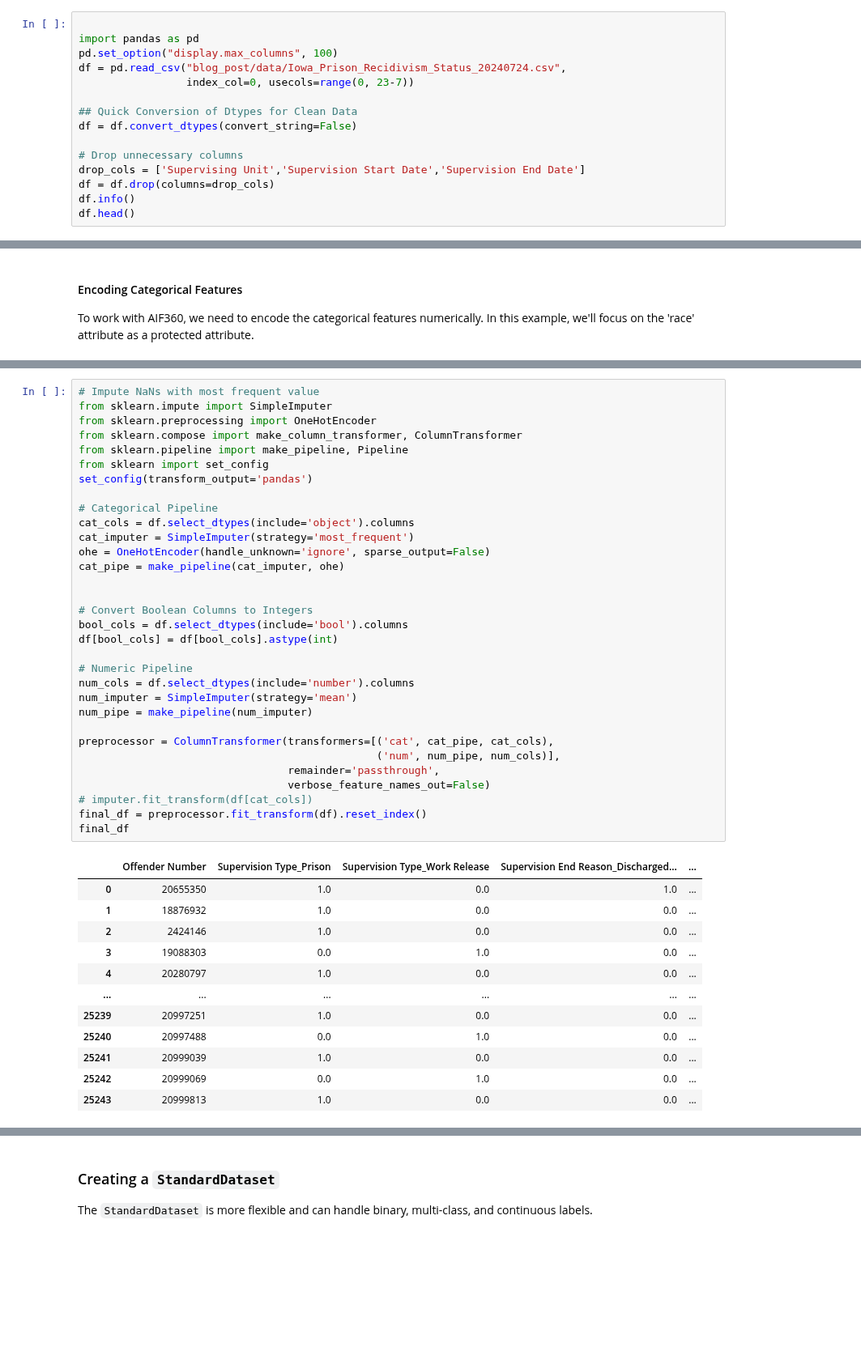
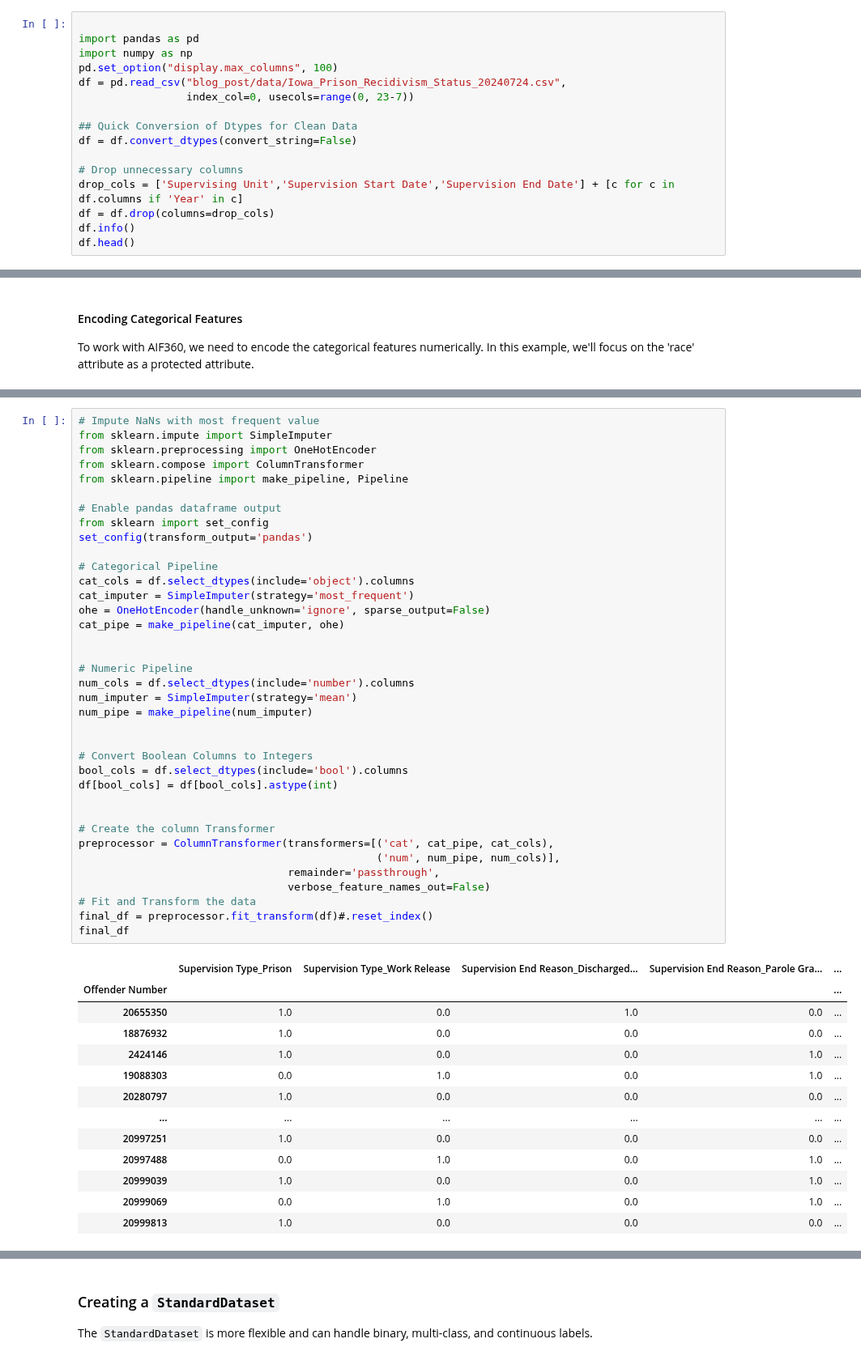
Before and after one commit to jirvingphd/iowa-prisoner-recidivism-mod-3-project, a Jupyter notebook: Blog-AI-Fairness-360.ipynb, the cells around one changed output, grey strips where cells are left out. Shown at 81% size. Drawn from its saved outputs; the diff is of its cells as text; blank space fills up the shorter version.

```diff
--- a/Blog-AI-Fairness-360.ipynb
+++ b/Blog-AI-Fairness-360.ipynb
@@ -37,6 +37,7 @@ We will use the Recidivism for Offenders Released from Prison dataset, which pro
 # %%
 
 import pandas as pd
+import numpy as np
 pd.set_option("display.max_columns", 100)
 df = pd.read_csv("blog_post/data/Iowa_Prison_Recidivism_Status_20240724.csv",
                  index_col=0, usecols=range(0, 23-7))
@@ -45,7 +46,7 @@ df = pd.read_csv("blog_post/data/Iowa_Prison_Recidivism_Status_20240724.csv",
 df = df.convert_dtypes(convert_string=False)
 
 # Drop unnecessary columns
-drop_cols = ['Supervising Unit','Supervision Start Date','Supervision End Date']
+drop_cols = ['Supervising Unit','Supervision Start Date','Supervision End Date'] + [c for c in df.columns if 'Year' in c]
 df = df.drop(columns=drop_cols)
 df.info()
 df.head()
@@ -145,45 +136,51 @@ Index(['Supervision Type', 'Supervision End Reason',
 # %%
 # Impute NaNs with most frequent value
 from sklearn.impute import SimpleImputer
 from sklearn.preprocessing import OneHotEncoder
-from sklearn.compose import make_column_transformer, ColumnTransformer
+from sklearn.compose import ColumnTransformer
 from sklearn.pipeline import make_pipeline, Pipeline
+
+# Enable pandas dataframe output
 from sklearn import set_config
 set_config(transform_output='pandas')
 
 # Categorical Pipeline
 cat_cols = df.select_dtypes(include='object').columns
 cat_imputer = SimpleImputer(strategy='most_frequent')
 ohe = OneHotEncoder(handle_unknown='ignore', sparse_output=False)
 cat_pipe = make_pipeline(cat_imputer, ohe)
 
 
-# Convert Boolean Columns to Integers
-bool_cols = df.select_dtypes(include='bool').columns
-df[bool_cols] = df[bool_cols].astype(int)
-
 # Numeric Pipeline
 num_cols = df.select_dtypes(include='number').columns
 num_imputer = SimpleImputer(strategy='mean')
 num_pipe = make_pipeline(num_imputer)
 
+
+# Convert Boolean Columns to Integers
+bool_cols = df.select_dtypes(include='bool').columns
+df[bool_cols] = df[bool_cols].astype(int)
+
+
+# Create the column Transformer
 preprocessor = ColumnTransformer(transformers=[('cat', cat_pipe, cat_cols),
                                                ('num', num_pipe, num_cols)],
                                  remainder='passthrough',
                                  verbose_feature_names_out=False)
-# imputer.fit_transform(df[cat_cols])
-final_df = preprocessor.fit_transform(df).reset_index()
+# Fit and Transform the data
+final_df = preprocessor.fit_transform(df)#.reset_index()
 final_df
 # %% [output]
-|  | Offender Number | Supervision Type_Prison | Supervision Type_Work Release | Supervision End Reason_Discharged... | ... |
-| 0 | 20655350 | 1.0 | 0.0 | 1.0 | ... |
-| 1 | 18876932 | 1.0 | 0.0 | 0.0 | ... |
-| 2 | 2424146 | 1.0 | 0.0 | 0.0 | ... |
-| 3 | 19088303 | 0.0 | 1.0 | 0.0 | ... |
-| 4 | 20280797 | 1.0 | 0.0 | 0.0 | ... |
+|  | Supervision Type_Prison | Supervision Type_Work Release | Supervision End Reason_Discharged... | Supervision End Reason_Parole Gra... | ... |
+| Offender Number |  |  |  |  | ... |
+| 20655350 | 1.0 | 0.0 | 1.0 | 0.0 | ... |
+| 18876932 | 1.0 | 0.0 | 0.0 | 0.0 | ... |
+| 2424146 | 1.0 | 0.0 | 0.0 | 1.0 | ... |
+| 19088303 | 0.0 | 1.0 | 0.0 | 1.0 | ... |
+| 20280797 | 1.0 | 0.0 | 0.0 | 0.0 | ... |
 | ... | ... | ... | ... | ... | ... |
-| 25239 | 20997251 | 1.0 | 0.0 | 0.0 | ... |
-| 25240 | 20997488 | 0.0 | 1.0 | 0.0 | ... |
-| 25241 | 20999039 | 1.0 | 0.0 | 0.0 | ... |
-| 25242 | 20999069 | 0.0 | 1.0 | 0.0 | ... |
-| 25243 | 20999813 | 1.0 | 0.0 | 0.0 | ... |
+| 20997251 | 1.0 | 0.0 | 0.0 | 0.0 | ... |
+| 20997488 | 0.0 | 1.0 | 0.0 | 1.0 | ... |
+| 20999039 | 1.0 | 0.0 | 0.0 | 1.0 | ... |
+| 20999069 | 0.0 | 1.0 | 0.0 | 1.0 | ... |
+| 20999813 | 1.0 | 0.0 | 0.0 | 0.0 | ... |
```
Also changed, not shown: parts of 50 cells of this notebook.
